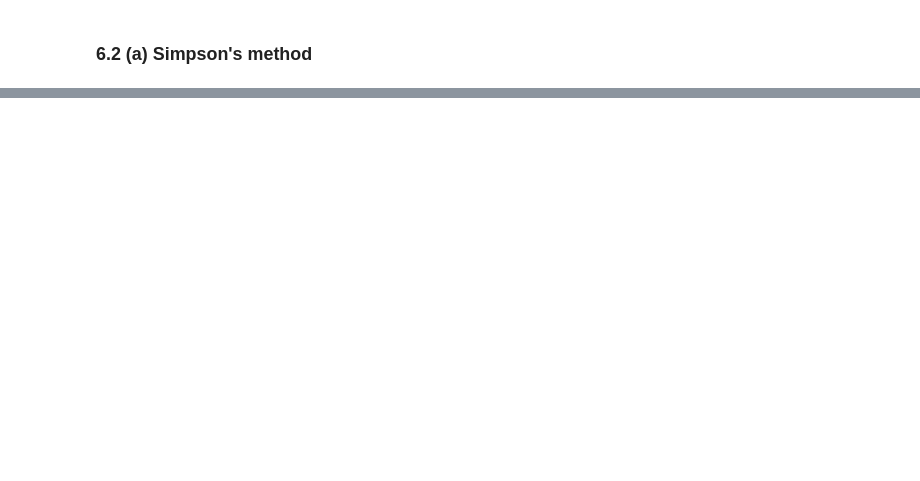
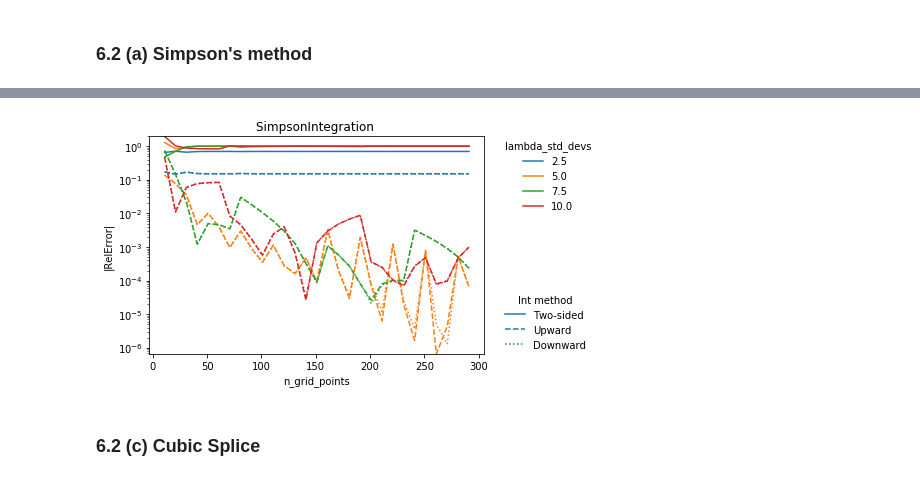
Before and after one commit to sschlenkrich/QuantLibPython, a Jupyter notebook: hom62.ipynb, the cells around one changed output, grey strips where cells are left out. Saved outputs shown, nothing was run; the diff lists cells and outputs as text; code cells hidden in the pictures; blank space fills up the shorter version.

```diff
--- a/hom62.ipynb
+++ b/hom62.ipynb
@@ -260,4 +277,0 @@ def plotRelativeError2(table,id,leg1,leg2=None,integration_method=['Two-sided','
-# %%
-%%timeit -r 1
-%%capture
-table = compute_integration(SimpsonIntegration,n_grid_points=[51,101,201],hs=[10.0**(-k) for k in range(3,5)])
@@ -271,2 +278,11 @@ plotRelativeError(table1,'I')
+# %%
+def range_rel_error(table,id='I'):
+    integration_args = dict(zip(['Upward','Downward','Two-sided'],[['p','0'],['0','m'],['p','m']]))
+    ret = []
+    for k,arg in integration_args.items():
+        vega = (table[id+arg[0]]-table[id+arg[1]])/table['h']*1.0e-4
+        relError = abs(vega/table['Vega']-1)
+        ret.append([min(relError),max(relError)])
+    return min(ret)[0],max(ret)[1]
 # %% [markdown]
 ### 6.2 (a) Simpson's method
@@ -275,0 +338,6 @@ table_simpson = compute_integration2(SimpsonIntegration,n_grid_points=[51,101,20
+# %%
+%%timeit -r 1
+%%capture
+table_simpson = compute_integration2(SimpsonIntegration,n_grid_points=[i for i in range(11,301,10)],
+                                     lambda_std_devs=[2.5,5,7.5,10],
+                                     hs = [10**(-11)],non_break_even=False)
@@ -275,0 +346,12 @@ table_simpson = compute_integration2(SimpsonIntegration,n_grid_points=[51,101,20
+# %%
+plotRelativeError2(
+    table_simpson,'I',
+    leg1='lambda_std_devs',leg2=None,title='SimpsonIntegration ',
+    x_axis='n_grid_points',x_axis_label='n_grid_points',
+    ylim=range_rel_error(table_simpson),
+    x_log_scale=False
+)
+# %% [output]
+[figure, added]
+# %% [markdown]
+### 6.2 (c) Cubic Splice
```
Also changed, not shown: parts of 55 cells of this notebook.
